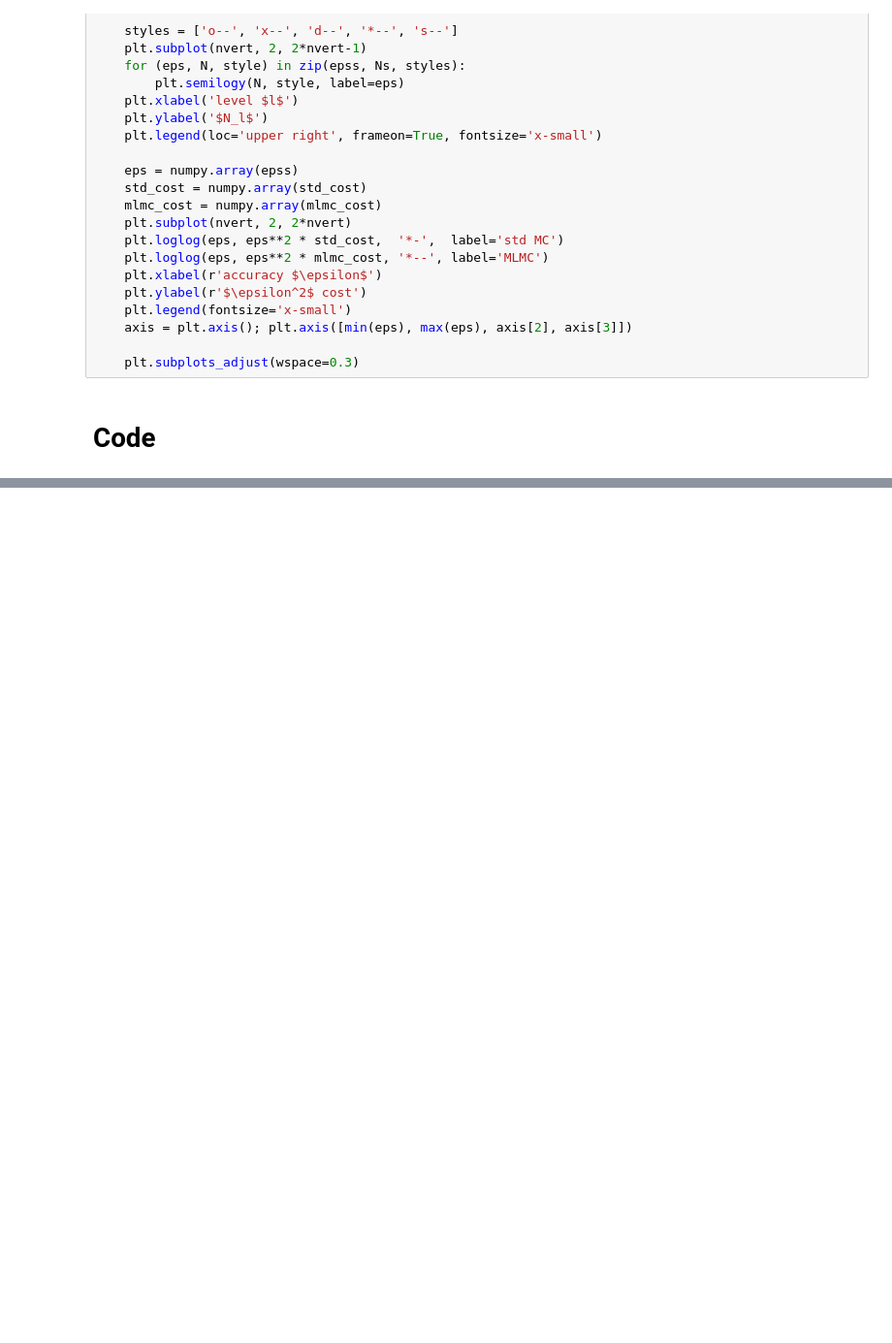
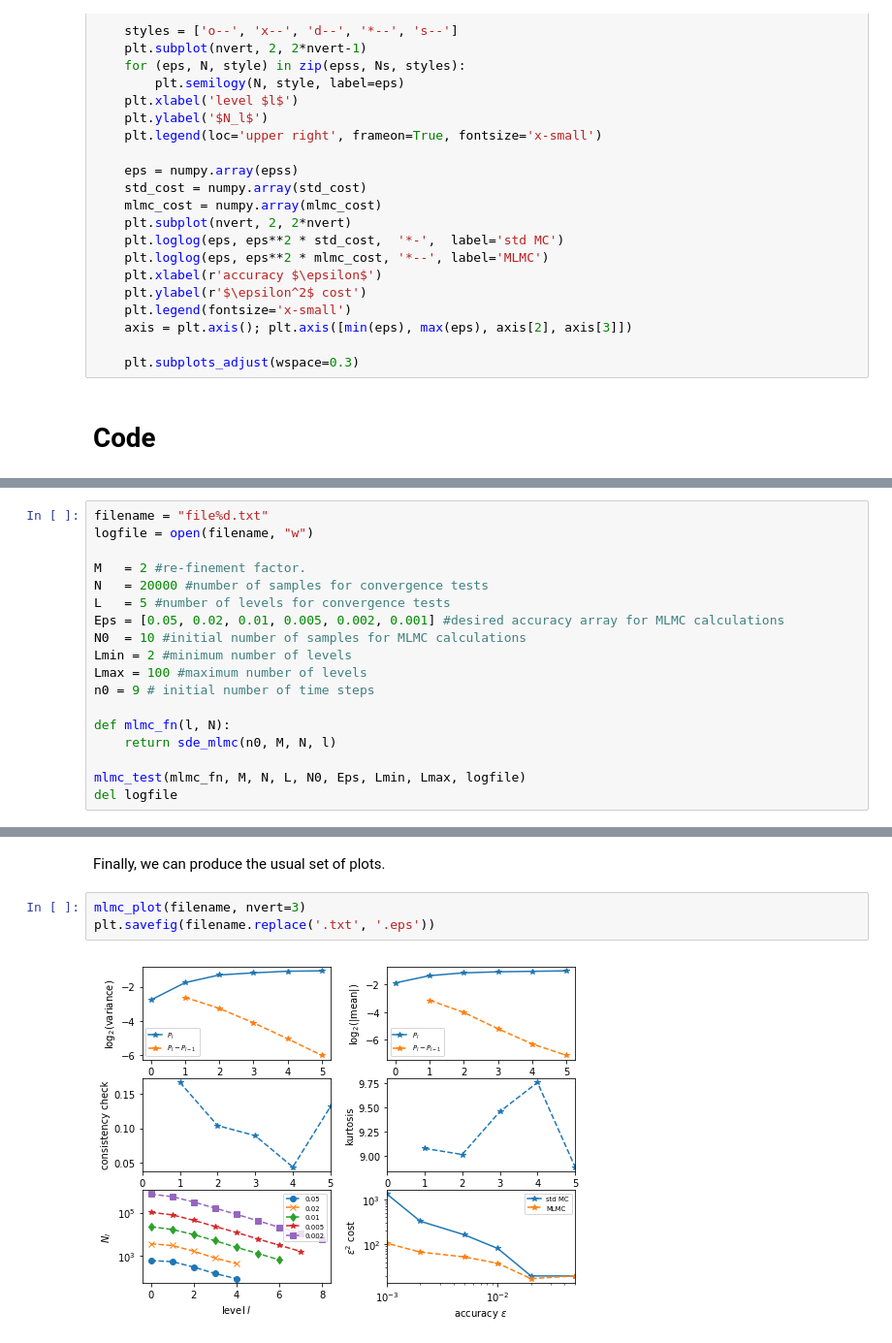
Before and after one commit to mateusz123a/Project-1, a Jupyter notebook: Assignment 4.ipynb, the cells around one changed output, grey strips where cells are left out. Shown at 97% size. Cells and saved outputs as stored; diff of their text form; blank space fills up the shorter version.

```diff
--- a/Assignment 4.ipynb
+++ b/Assignment 4.ipynb
@@ -444,0 +449,18 @@ print(mlmc(Lmin, Lmax, N0, eps, mlmc_fn, alpha, beta, gamma))
+# %%
+filename = "file%d.txt"
+logfile = open(filename, "w")
+
+M   = 2 #re-finement factor.
+N   = 20000 #number of samples for convergence tests
+L   = 5 #number of levels for convergence tests
+Eps = [0.05, 0.02, 0.01, 0.005, 0.002, 0.001] #desired accuracy array for MLMC calculations
+N0  = 10 #initial number of samples for MLMC calculations
+Lmin = 2 #minimum number of levels
+Lmax = 100 #maximum number of levels
+n0 = 9 # initial number of time steps
+
+def mlmc_fn(l, N):
+    return sde_mlmc(n0, M, N, l)
+
+mlmc_test(mlmc_fn, M, N, L, N0, Eps, Lmin, Lmax, logfile)
+del logfile
@@ -444,0 +485,7 @@ print(mlmc(Lmin, Lmax, N0, eps, mlmc_fn, alpha, beta, gamma))
+# %% [markdown]
+Finally, we can produce the usual set of plots.
+# %%
+mlmc_plot(filename, nvert=3)
+plt.savefig(filename.replace('.txt', '.eps'))
+# %% [output]
+[figure, added]
```
Also changed, not shown: parts of 6 cells of this notebook, 2 other files.
